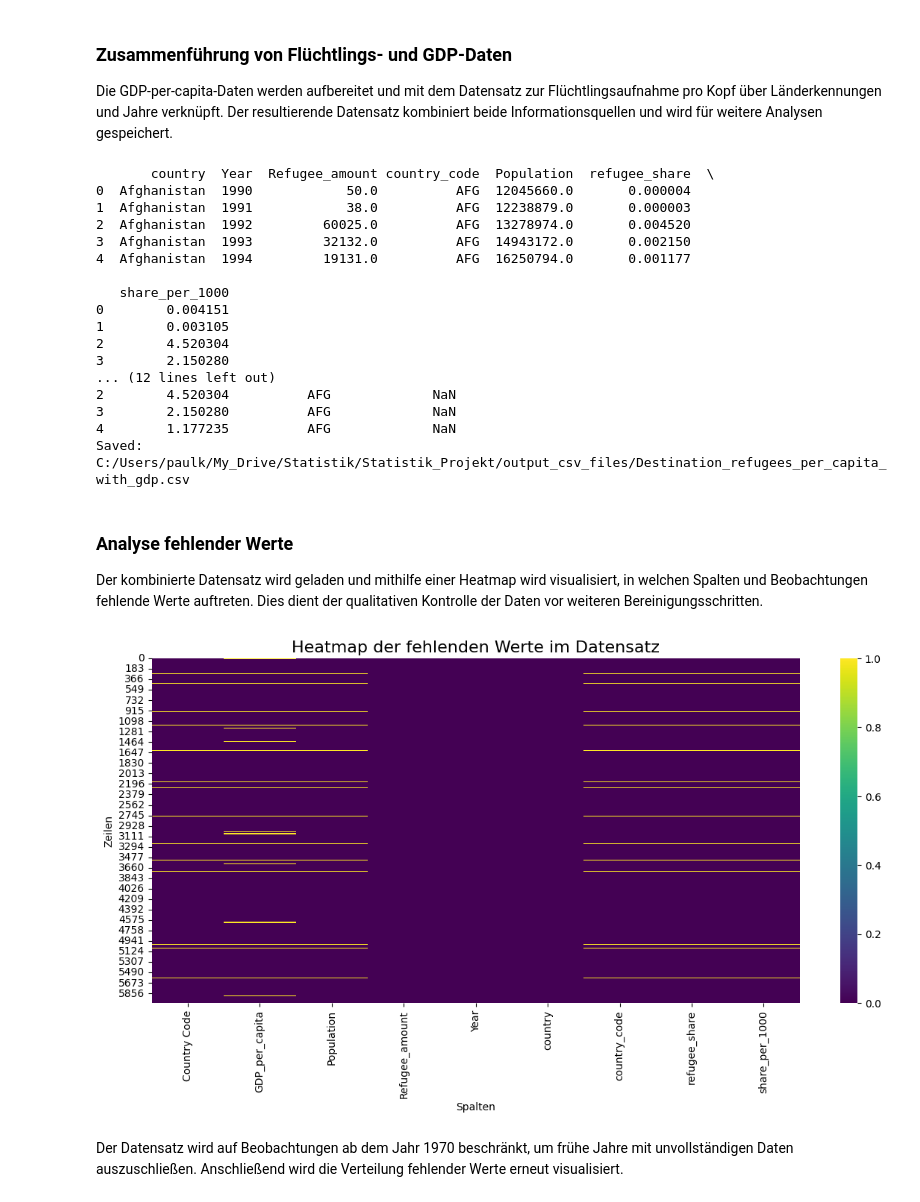
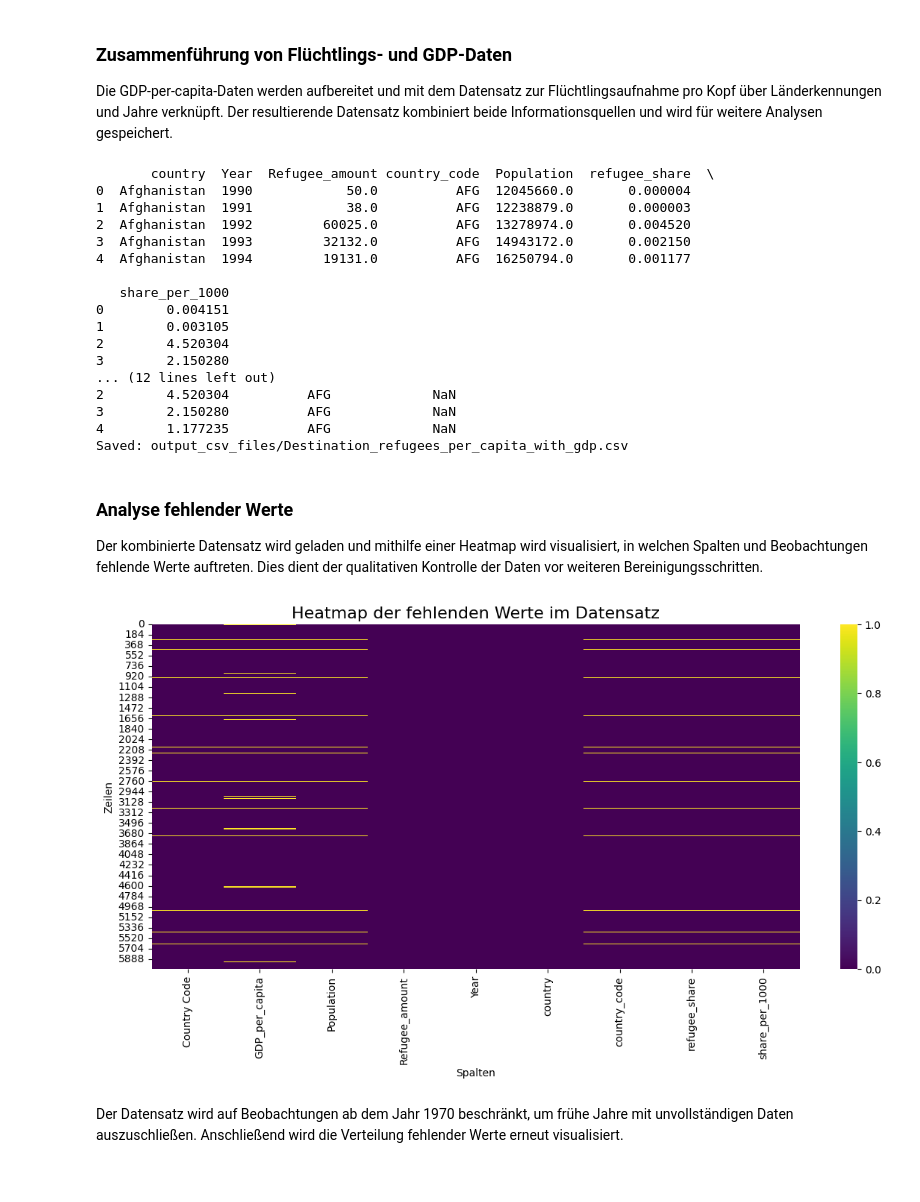
Before and after one commit to paujoko/Statistik_project_refugees, a Jupyter notebook: Append_gdp.ipynb, the cells around one changed output. Drawn from its saved outputs; the diff is of its cells as text; code cells hidden in the pictures.

```diff
--- a/Append_gdp.ipynb
+++ b/Append_gdp.ipynb
@@ -16,7 +16,7 @@ und wird für weitere Analysen gespeichert.
 # %%
 import pandas as pd
 
-gdp_path = r"C:/Users/paulk/My_Drive/Statistik/Statistik_Projekt/additional_data/API_NY.GDP.PCAP.CD_DS2_en_csv_v2_308461.csv"
+gdp_path = r"additional_data/API_NY.GDP.PCAP.CD_DS2_en_csv_v2_308461.csv"
 gdp_raw = pd.read_csv(gdp_path, skiprows=3)
 
 # Year columns finden
@@ -32,7 +32,7 @@ gdp_long = gdp_raw.melt(
 
 gdp_long["Year"] = pd.to_numeric(gdp_long["Year"], errors="coerce").astype("Int64")
 
-refugee_new_path = r"C:/Users/paulk/My_Drive/Statistik/Statistik_Projekt/output_csv_files/Destination_refugees_per_capita.csv"
+refugee_new_path = r"output_csv_files/Destination_refugees_per_capita.csv"
 ref_new = pd.read_csv(refugee_new_path)
 
 # Year als Zahl
@@ -52,7 +52,7 @@ print("Merged shape:", merged_final.shape)
 print(merged_final.head())
 
 output_path = (
-    r"C:/Users/paulk/My_Drive/Statistik/Statistik_Projekt/output_csv_files/"
+    r"output_csv_files/"
     "Destination_refugees_per_capita_with_gdp.csv"
 )
 merged_final.to_csv(output_path, index=False)
@@ -75,7 +75,7 @@ print("Saved:", output_path)
 2        4.520304          AFG             NaN
 3        2.150280          AFG             NaN
 4        1.177235          AFG             NaN
-Saved: C:/Users/paulk/My_Drive/Statistik/Statistik_Projekt/output_csv_files/Destination_refugees_per_capita_with_gdp.csv
+Saved: output_csv_files/Destination_refugees_per_capita_with_gdp.csv
 # %% [markdown]
 ### Analyse fehlender Werte
 
@@ -85,22 +85,22 @@ Dies dient der qualitativen Kontrolle der Daten vor weiteren Bereinigungsschritt
 # %%
 import pandas as pd
 import seaborn as sns
 import matplotlib.pyplot as plt
 
-path = r"C:/Users/paulk/My_Drive/Statistik/Statistik_Projekt/output_csv_files/Destination_refugees_per_capita_with_gdp.csv"
+path = r"output_csv_files/Destination_refugees_per_capita_with_gdp.csv"
 df = pd.read_csv(path)
 
 df = df.sort_index(axis=1)
 
 plt.figure(figsize=(14, 6))
 sns.heatmap(df.isna(), cbar=True, cmap="viridis")
 
 plt.title("Heatmap der fehlenden Werte im Datensatz", fontsize=16)
 plt.xlabel("Spalten")
 plt.ylabel("Zeilen")
 plt.show()
 # %% [output]
-[figure, old version]
+[figure, new version]
 # %% [markdown]
 
 
```
Also changed, not shown: parts of 5 cells of this notebook, 8 other files.
